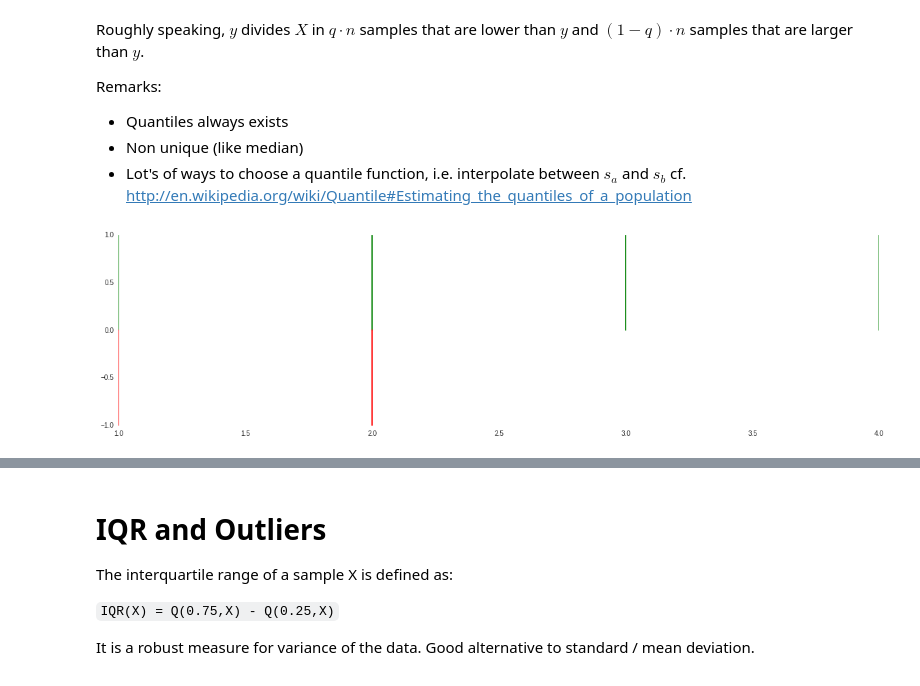
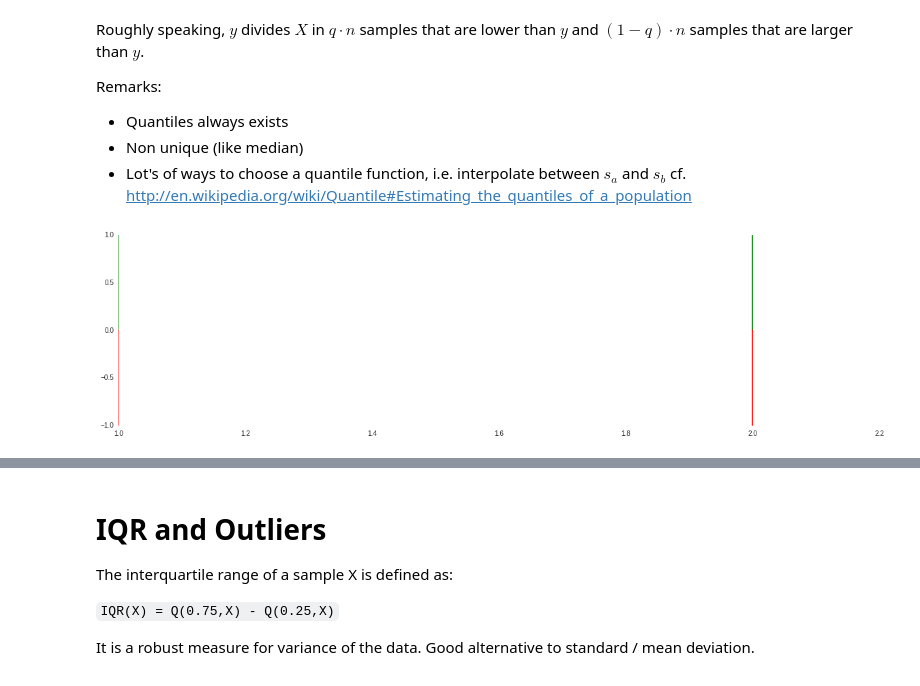
Before and after one commit to HeinrichHartmann/QueueArticle, a Jupyter notebook: Episode 4 -- Quantiles and Outliers.ipynb, the cells around one changed output, grey strips where cells are left out. Cells and saved outputs as stored; diff of their text form; code cells hidden in the pictures.

```diff
--- a/Episode 4 -- Quantiles and Outliers.ipynb
+++ b/Episode 4 -- Quantiles and Outliers.ipynb
@@ -172,14 +173,9 @@ Remarks:
 def quantile_range(q,X):
     S = sorted(X)
     n = len(X)
-    upper_d = int(math.ceil(q * (n + 1)))
-    lower_d = int(math.floor(q * (n + 1)))
-    # edge cases
-    if upper_d == 0: upper_d = 1
-    if upper_d == n+1: upper_d = n
-    if lower_d == 0: lower_d = 1
-    if lower_d == n+1: lower_d = n
-    return (S[lower_d-1], S[upper_d-1])
+    upper_d = int(math.ceil(q * (n - 1)))
+    lower_d = int(math.floor(q * (n - 1)))
+    return (S[lower_d], S[upper_d])
 
 def quantile(q,X):
     a,b = quantile_range(q,X)
@@ -190,9 +186,9 @@ def plot_quantile_range(q,X):
     sns.rugplot(X, color="green", height=1)
     sns.rugplot(quantile_range(q,X), color="red", height=-1)
 # %%
-plot_quantile_range(.25,[1,2,3,4])
+plot_quantile_range(0.5,[1,2])
 # %% [output]
-[figure, old version]
+[figure, new version]
 # %% [markdown]
 # Example: Ping Latency Quantiles
 
```
Also changed, not shown: parts of 5 cells of this notebook, 3 other files.
